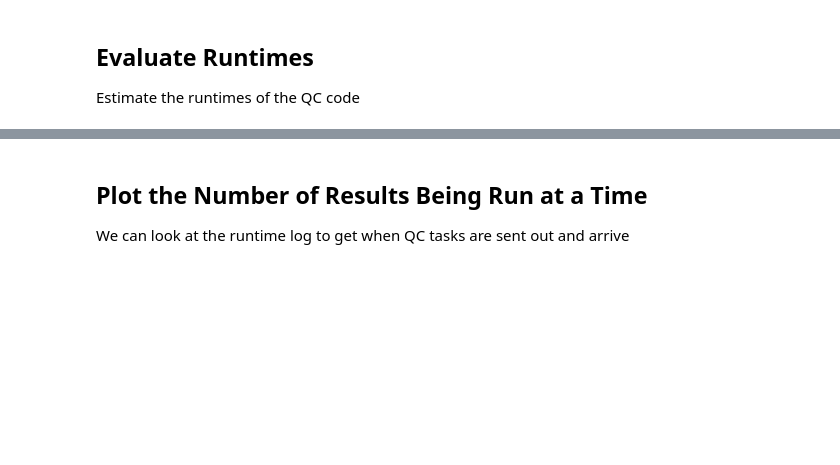
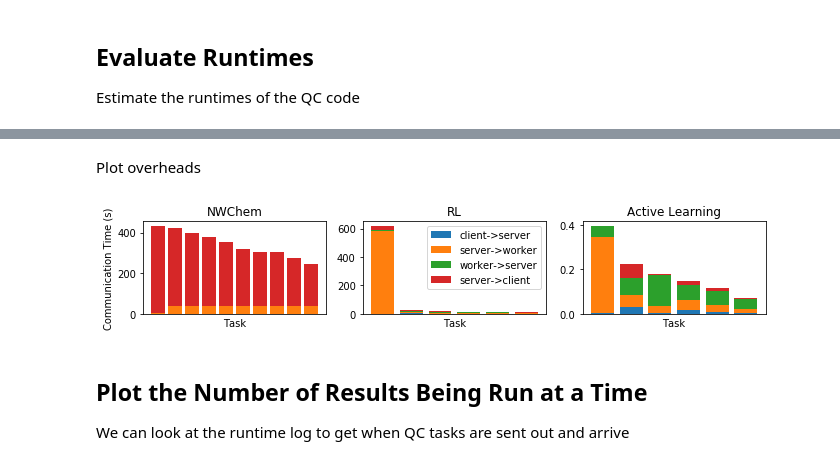
Before and after one commit to exalearn/colmena, a Jupyter notebook: molecule-design/interleaved/1_plot-run-data.ipynb, the cells around one changed output, grey strips where cells are left out. Saved outputs shown, nothing was run; the diff lists cells and outputs as text; code cells hidden in the pictures; blank space fills up the shorter version.

```diff
--- a/molecule-design/interleaved/1_plot-run-data.ipynb
+++ b/molecule-design/interleaved/1_plot-run-data.ipynb
@@ -70,3 +120,25 @@ fig.tight_layout()
+# %% [markdown]
+Plot overheads
+# %%
+fig, axs = plt.subplots(1, 3, figsize=(9.5, 2.))
+
+for data, label, ax in zip([result_data, rl_data, screen_data], ['NWChem', 'RL', 'Active Learning'], axs):
+    subset = data.sort_values('overhead_time', ascending=False).head(10)
+    steps = ['client_to_method-server', 'method-server_to_worker', 'worker_to_method-server', 'method-server_to_client']
+    x = np.arange(len(subset))
+    for i in range(len(steps)):
+        start = subset[steps[:i]].sum(axis=1).values
+        ax.bar(x, subset[steps[i]].values, bottom=start, label=steps[i].replace("_to_", "->").replace('method-server', 'server'))
+    ax.set_xticks([])
+    ax.set_title(label)
+    ax.set_xlabel('Task')
+
+axs[1].legend()
+axs[0].set_ylabel('Communication Time (s)')
+fig.tight_layout()
+fig.savefig(os.path.join('figures', 'overhead-breakdown.svg'))
+# %% [output]
+[figure, added]
 # %% [markdown]
 ## Plot the Number of Results Being Run at a Time
 We can look at the runtime log to get when QC tasks are sent out and arrive
```
Also changed, not shown: parts of 16 cells of this notebook, 2 other files.
